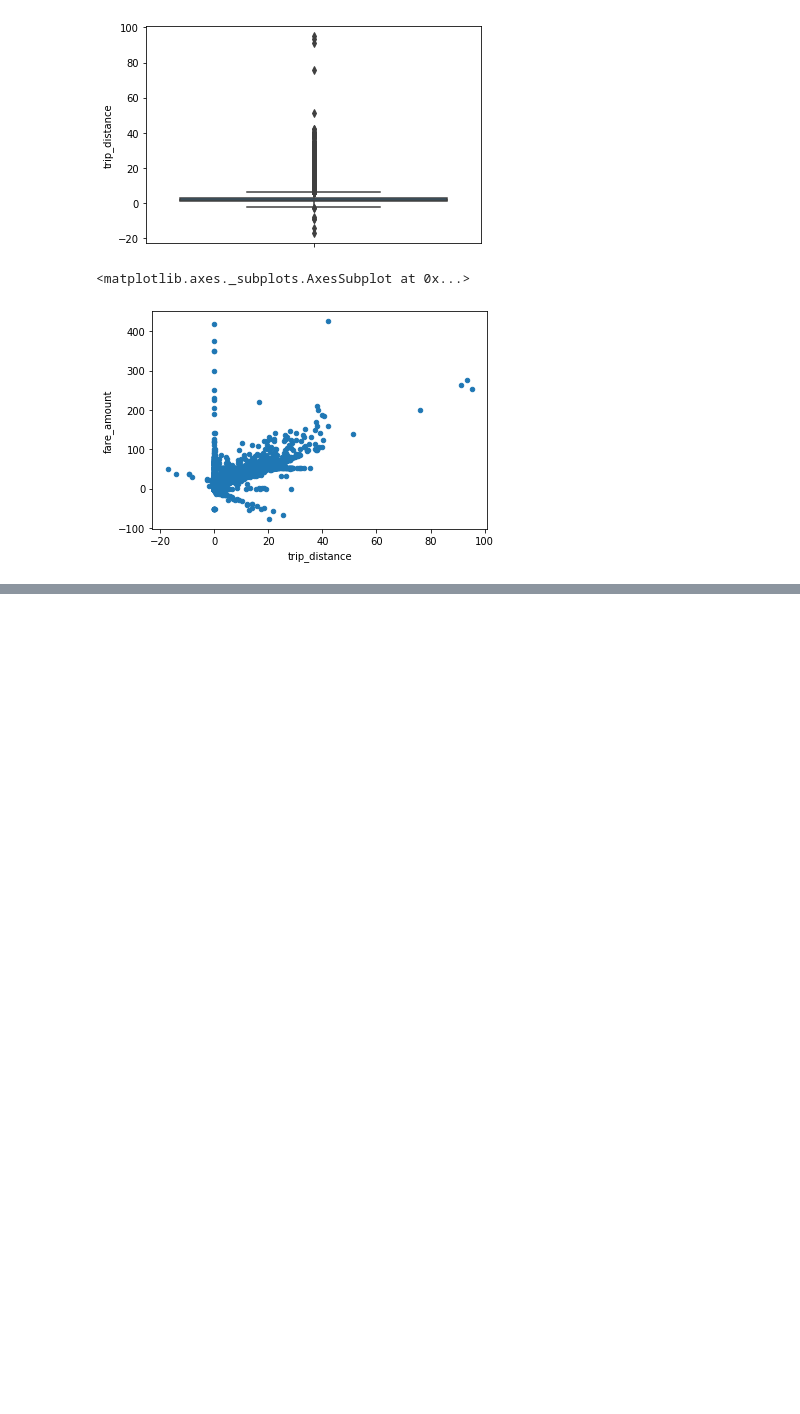
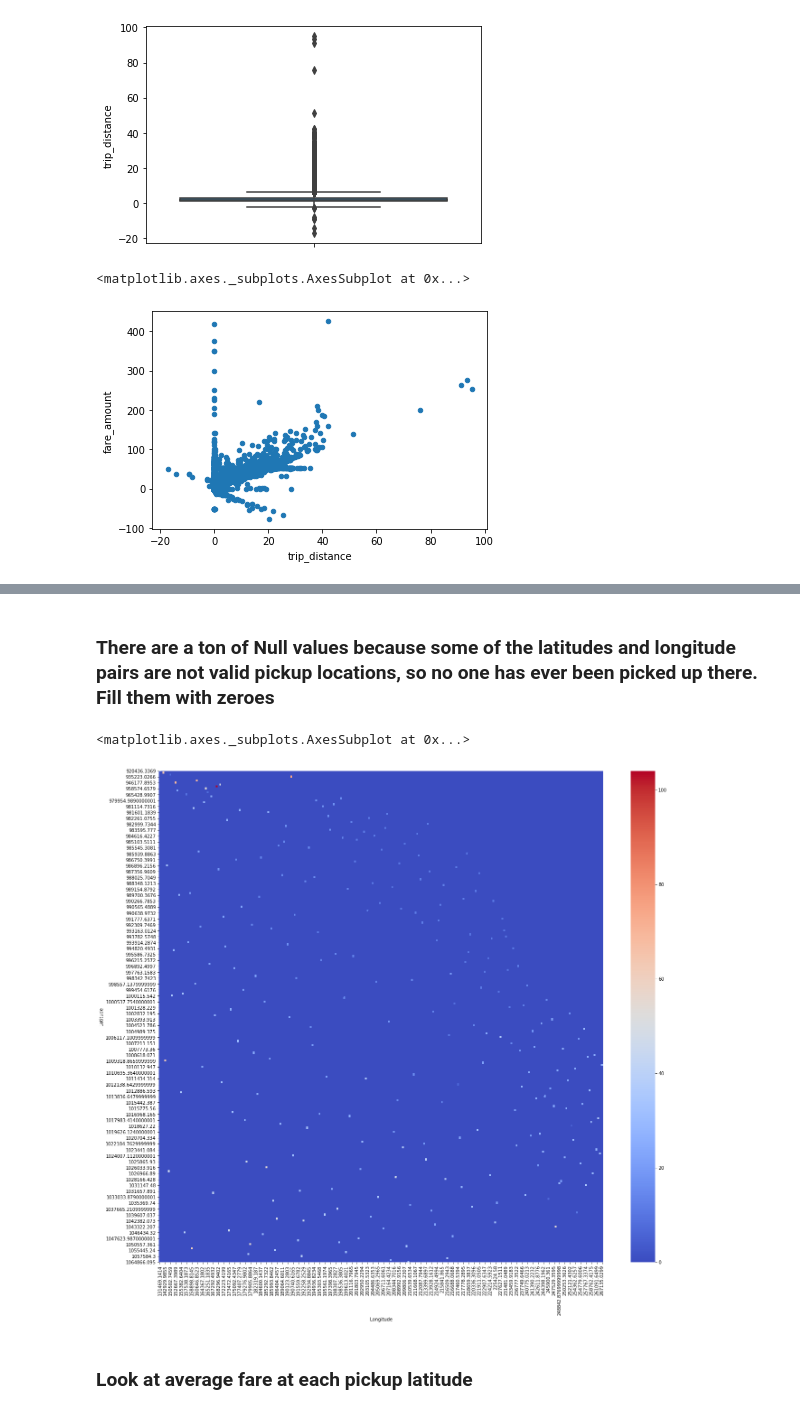
Before and after one commit to JacobHelwig/Fare-Prediction, a Jupyter notebook: Taxi Exploration.ipynb, the cells around one changed output, grey strips where cells are left out. Saved outputs shown, nothing was run; the diff lists cells and outputs as text; code cells hidden in the pictures; blank space fills up the shorter version.

Commit message:
Added Latitude and Longitude Visuals to exploration and added the heatmap practice nb

```diff
--- a/Taxi Exploration.ipynb
+++ b/Taxi Exploration.ipynb
@@ -183,0 +209,2 @@ in the same zone. '''
+# %%
+zones_latlong = pd.read_csv("taxi_zones-latlong.csv")
@@ -183,0 +222,3 @@ in the same zone. '''
+# %%
+lat_long_fare = taxi_large.join(other = zones_latlong.set_index("LocationID")[["X","Y"]], on = "PULocationID", how ="left")[["X","Y","fare_amount"]]
+lat_long_fare.rename({"X":"Latitude", "Y": "Longitude"}, axis = 1, inplace = True)
@@ -183,0 +236,3 @@ in the same zone. '''
+# %%
+pivot = lat_long_fare.pivot_table(values = "fare_amount", index = "Latitude", columns = "Longitude")
+pivot
@@ -183,0 +254,12 @@ in the same zone. '''
+# %% [markdown]
+### There are a ton of Null values because some of the latitudes and longitude pairs are not valid pickup locations, so no one has ever been picked up there. Fill them with zeroes
+# %%
+pivot.fillna(0, inplace = True)
+# %%
+plt.figure(figsize=(22,20))
+sns.heatmap(pivot, cmap="coolwarm")
+# %% [output]
+<matplotlib.axes._subplots.AxesSubplot at 0x...>
+[figure, added]
+# %% [markdown]
+### Look at average fare at each pickup latitude
```
Also changed, not shown: parts of 19 cells of this notebook, 1 other file.
